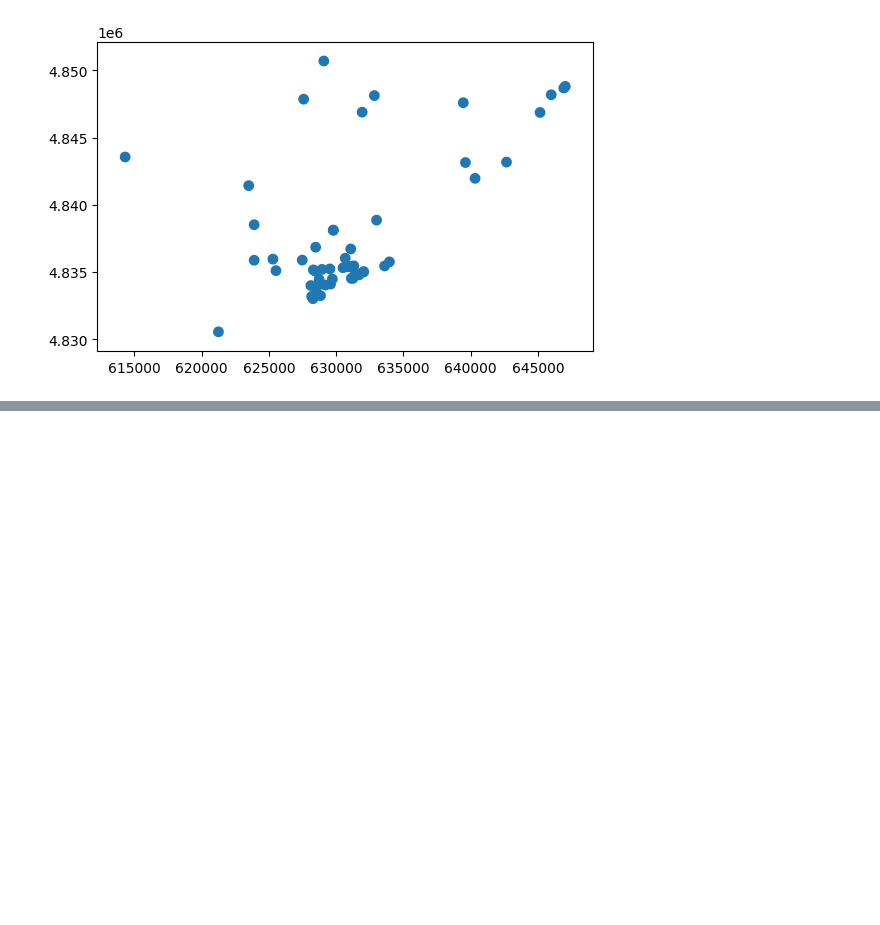
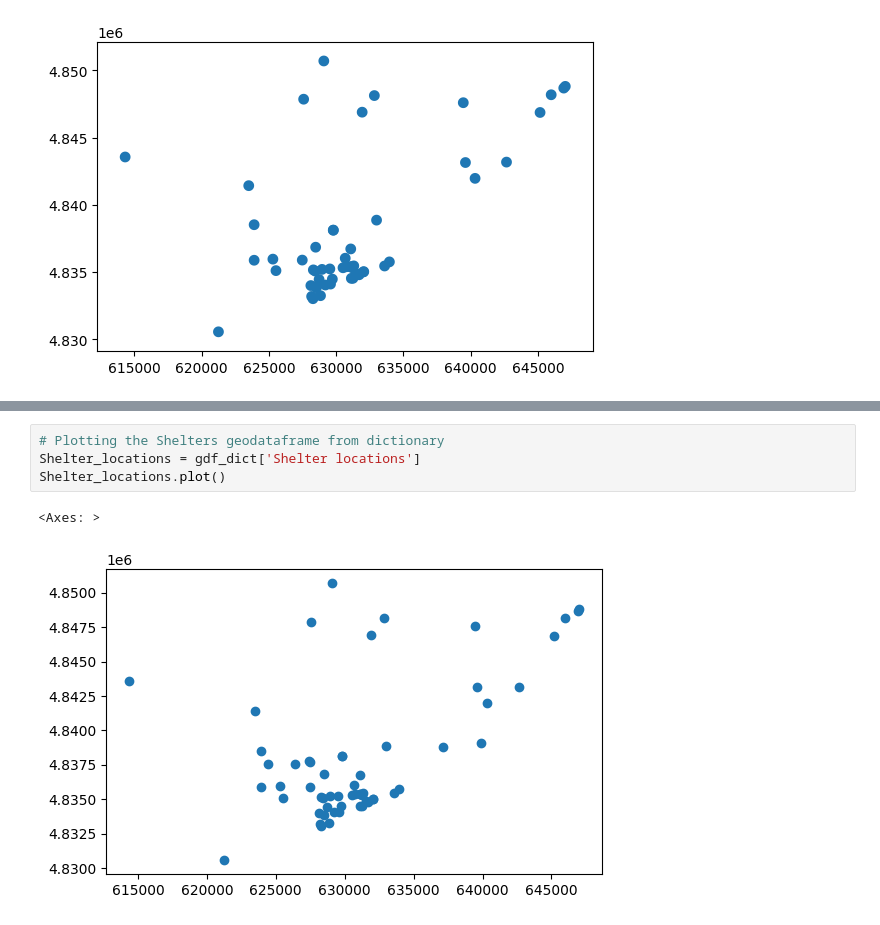
Before and after one commit to cghr-toronto/msa-2024-internship, a Jupyter notebook: experiments/basics.ipynb, the cells around one changed output, grey strips where cells are left out. Drawn from its saved outputs; the diff is of its cells as text; blank space fills up the shorter version.

```diff
--- a/experiments/basics.ipynb
+++ b/experiments/basics.ipynb
@@ -71,0 +96,7 @@ waste_with_shelters.filter(shelters.columns).plot()
+# %%
+# Plotting the Shelters geodataframe from dictionary
+Shelter_locations = gdf_dict['Shelter locations']
+Shelter_locations.plot()
+# %% [output]
+<Axes: >
+[figure, added]
```
Also changed, not shown: parts of 7 cells of this notebook.
